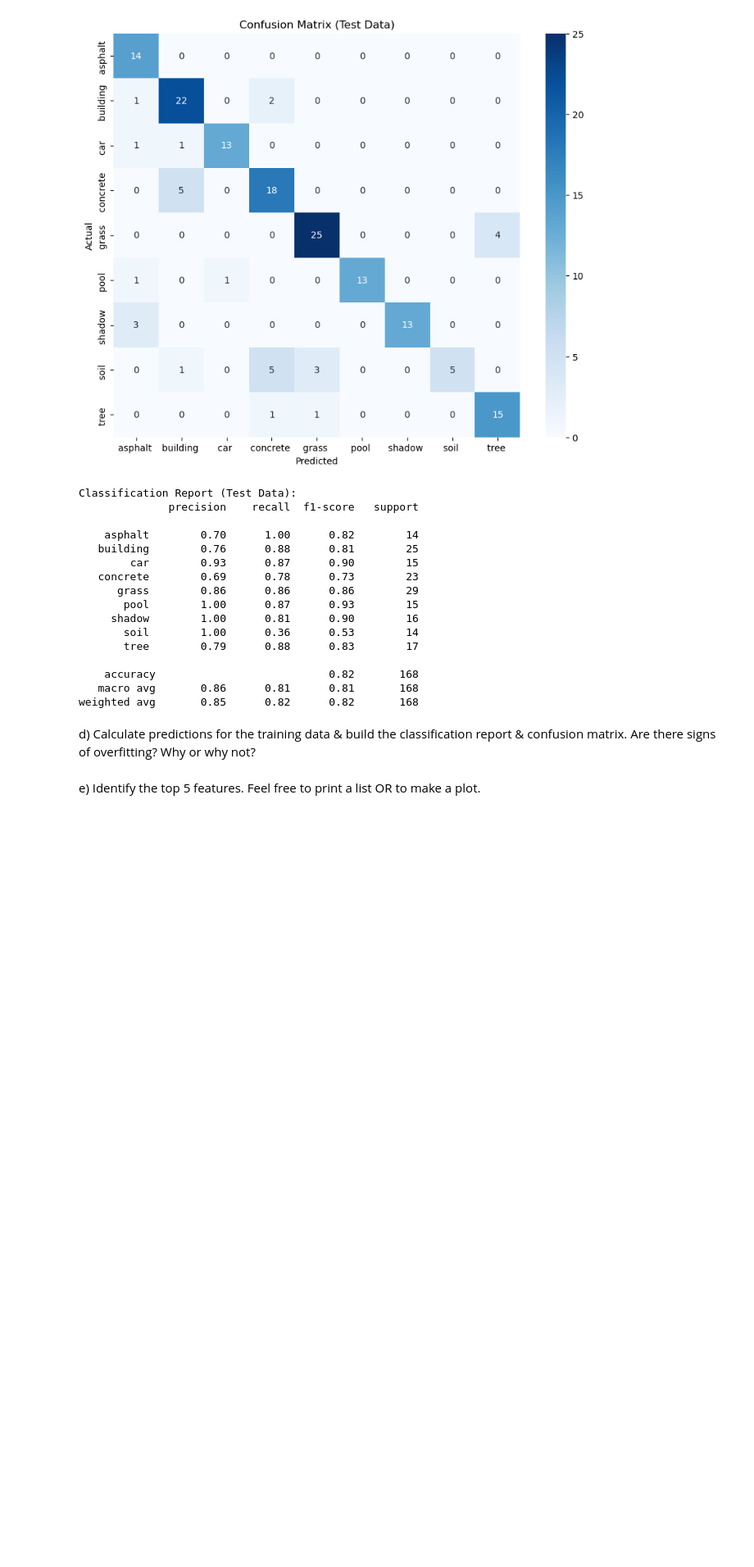
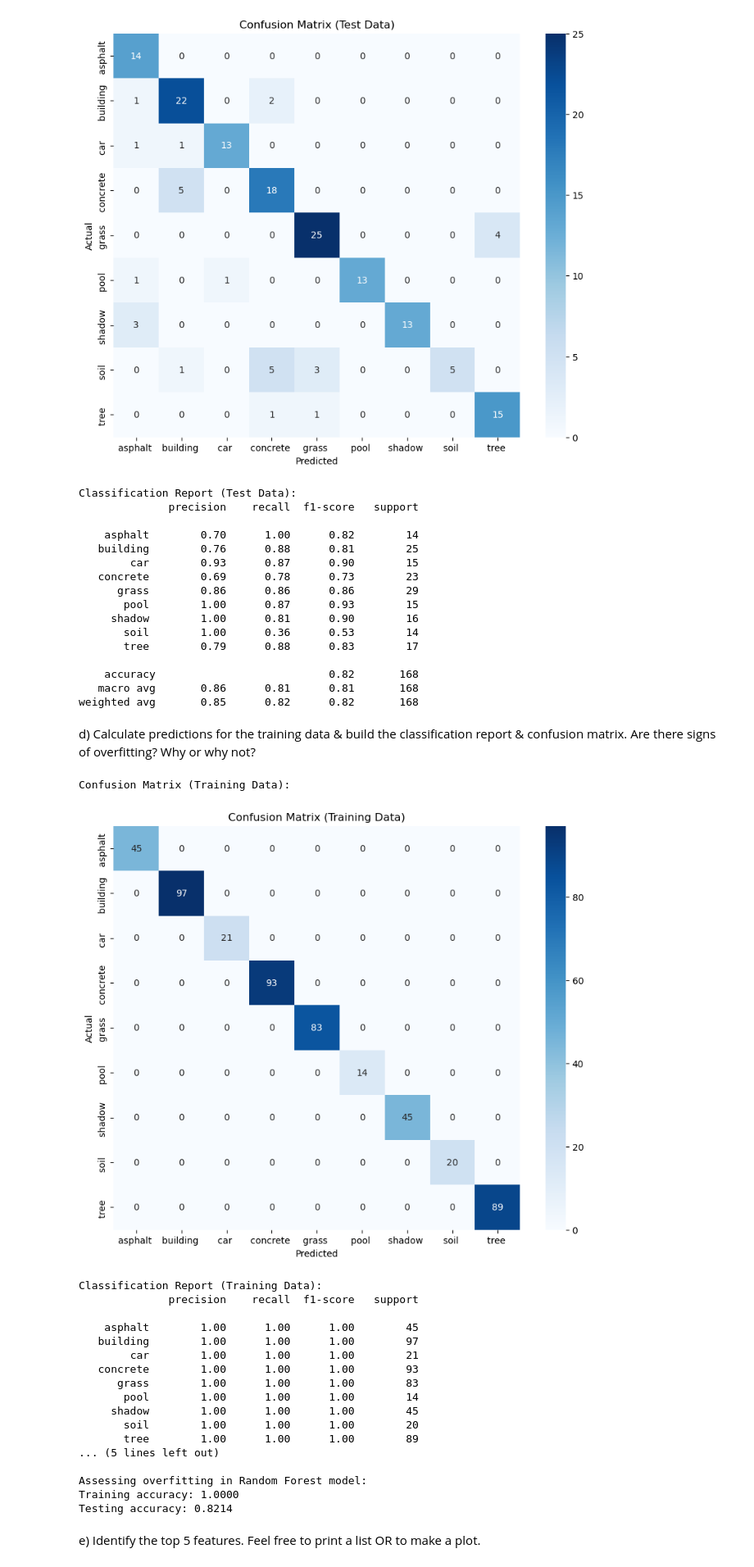
Before and after one commit to CassandraMaldonado/Deep-Dive-into-ML, a Jupyter notebook: Hw_4.ipynb, the cells around one changed output. Shown at 82% size. Saved outputs shown, nothing was run; the diff lists cells and outputs as text; code cells hidden in the pictures; blank space fills up the shorter version.

```diff
--- a/Hw_4.ipynb
+++ b/Hw_4.ipynb
@@ -163,5 +163,45 @@ Classification Report (Test Data):
 weighted avg       0.85      0.82      0.82       168
 # %% [markdown]
 d)  Calculate predictions for the training data & build the classification report & confusion matrix. Are there signs of overfitting? Why or why not?
+# %%
+rf_train_pred = rf_model.predict(X_train_scaled)
+
+print("\nConfusion Matrix (Training Data):")
+cm_train = confusion_matrix(y_train, rf_train_pred)
+plt.figure(figsize=(10, 8))
+sns.heatmap(cm_train, annot=True, fmt='d', cmap='Blues', xticklabels=sorted(y_train.unique()), yticklabels=sorted(y_train.unique()))
+plt.xlabel('Predicted')
+plt.ylabel('Actual')
+plt.title('Confusion Matrix (Training Data)')
+plt.show()
+
+print("\nClassification Report (Training Data):")
+cr_train = classification_report(y_train, rf_train_pred)
+print(cr_train)
+
+# Overfitting analysis
+print("\nAssessing overfitting in Random Forest model:")
+print(f"Training accuracy: {rf_model.score(X_train_scaled, y_train):.4f}")
+print(f"Testing accuracy: {rf_model.score(X_test_scaled, y_test):.4f}")
+# %% [output]
+Confusion Matrix (Training Data):
+[figure, added]
+Classification Report (Training Data):
+              precision    recall  f1-score   support
+
+    asphalt        1.00      1.00      1.00        45
+   building        1.00      1.00      1.00        97
+        car        1.00      1.00      1.00        21
+   concrete        1.00      1.00      1.00        93
+      grass        1.00      1.00      1.00        83
+       pool        1.00      1.00      1.00        14
+     shadow        1.00      1.00      1.00        45
+       soil        1.00      1.00      1.00        20
+       tree        1.00      1.00      1.00        89
+... (5 lines left out)
+
+Assessing overfitting in Random Forest model:
+Training accuracy: 1.0000
+Testing accuracy: 0.8214
 # %% [markdown]
 e) Identify the top 5 features. Feel free to print a list OR to make a plot.
```
Also changed, not shown: parts of 1 cell of this notebook.
